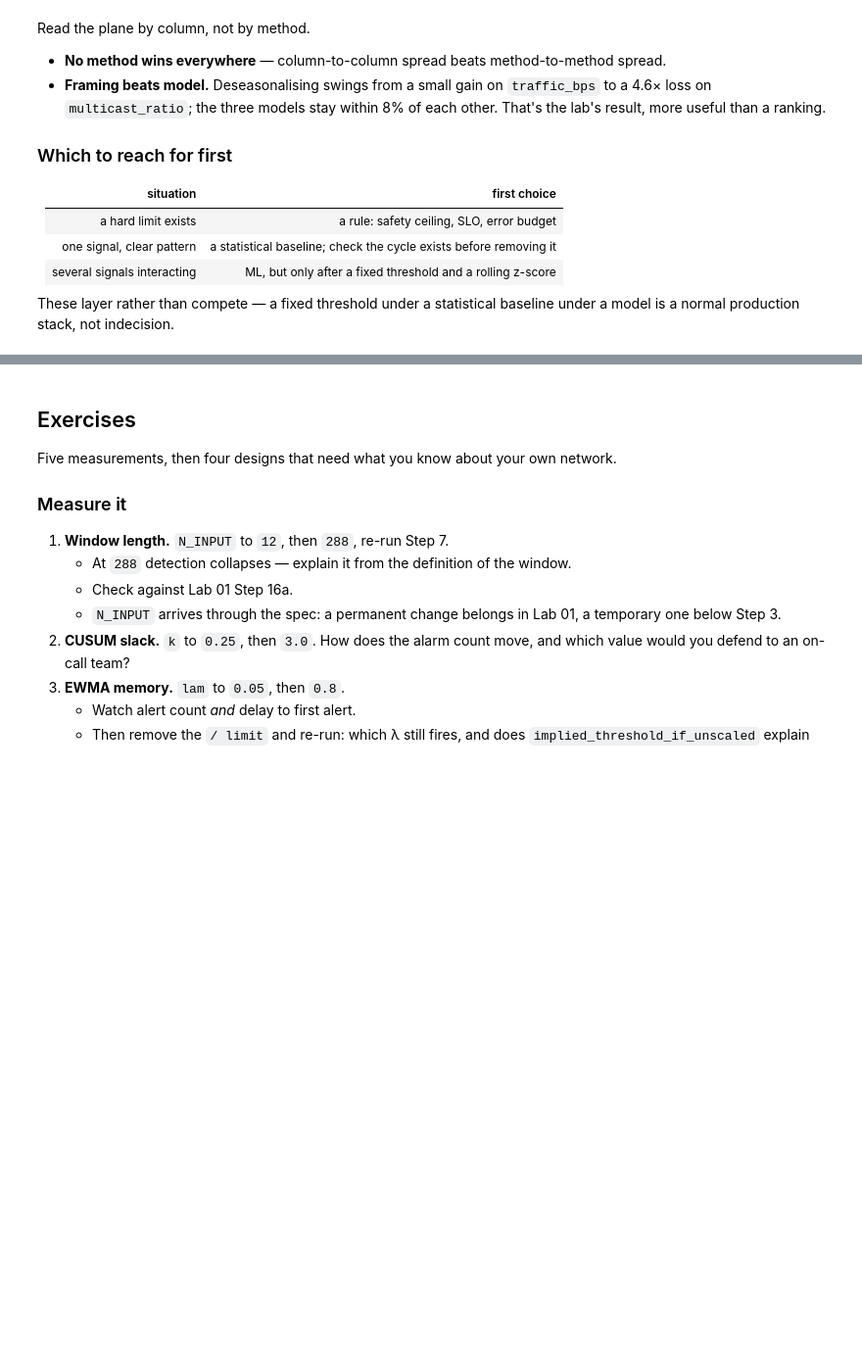
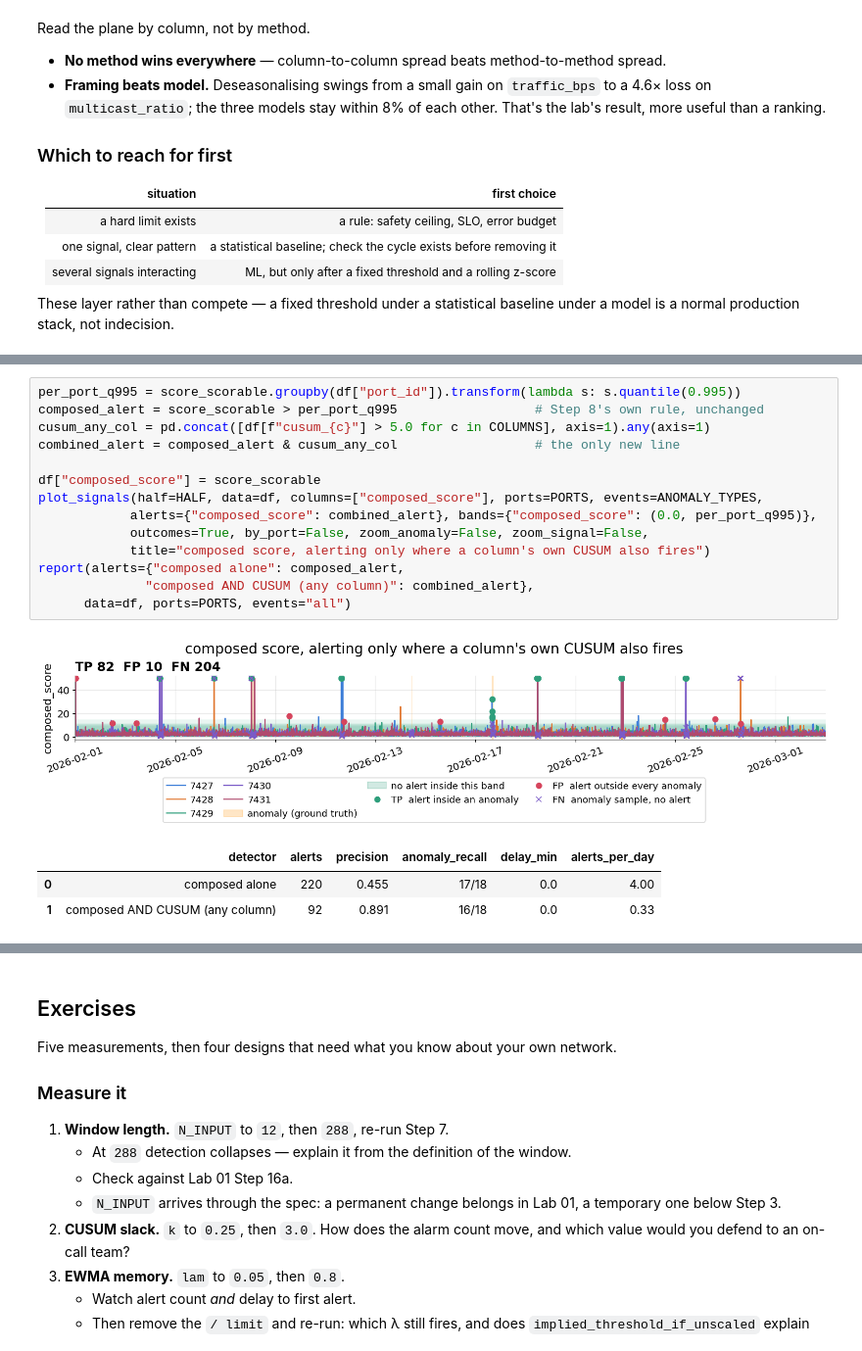
Before and after one commit to kevin880987/aiops-anomaly-zero-to-hero, a Jupyter notebook: labs/workshop/02_detectors.ipynb, the cells around one changed output, grey strips where cells are left out. Shown at 98% size. Drawn from its saved outputs; the diff is of its cells as text; blank space fills up the shorter version.

```diff
--- a/labs/workshop/02_detectors.ipynb
+++ b/labs/workshop/02_detectors.ipynb
@@ -1001,0 +1040,19 @@ a normal production stack, not indecision.
+# %%
+per_port_q995 = score_scorable.groupby(df["port_id"]).transform(lambda s: s.quantile(0.995))
+composed_alert = score_scorable > per_port_q995                  # Step 8's own rule, unchanged
+cusum_any_col = pd.concat([df[f"cusum_{c}"] > 5.0 for c in COLUMNS], axis=1).any(axis=1)
+combined_alert = composed_alert & cusum_any_col                  # the only new line
+
+df["composed_score"] = score_scorable
+plot_signals(half=HALF, data=df, columns=["composed_score"], ports=PORTS, events=ANOMALY_TYPES,
+            alerts={"composed_score": combined_alert}, bands={"composed_score": (0.0, per_port_q995)},
+            outcomes=True, by_port=False, zoom_anomaly=False, zoom_signal=False,
+            title="composed score, alerting only where a column's own CUSUM also fires")
+report(alerts={"composed alone": composed_alert,
+              "composed AND CUSUM (any column)": combined_alert},
+      data=df, ports=PORTS, events="all")
+# %% [output]
+[figure, added]
+|  | detector | alerts | precision | anomaly_recall | delay_min | alerts_per_day |
+| 0 | composed alone | 220 | 0.455 | 17/18 | 0.0 | 4.00 |
+| 1 | composed AND CUSUM (any column) | 92 | 0.891 | 16/18 | 0.0 | 0.33 |
```
Also changed, not shown: parts of 4 cells of this notebook.
